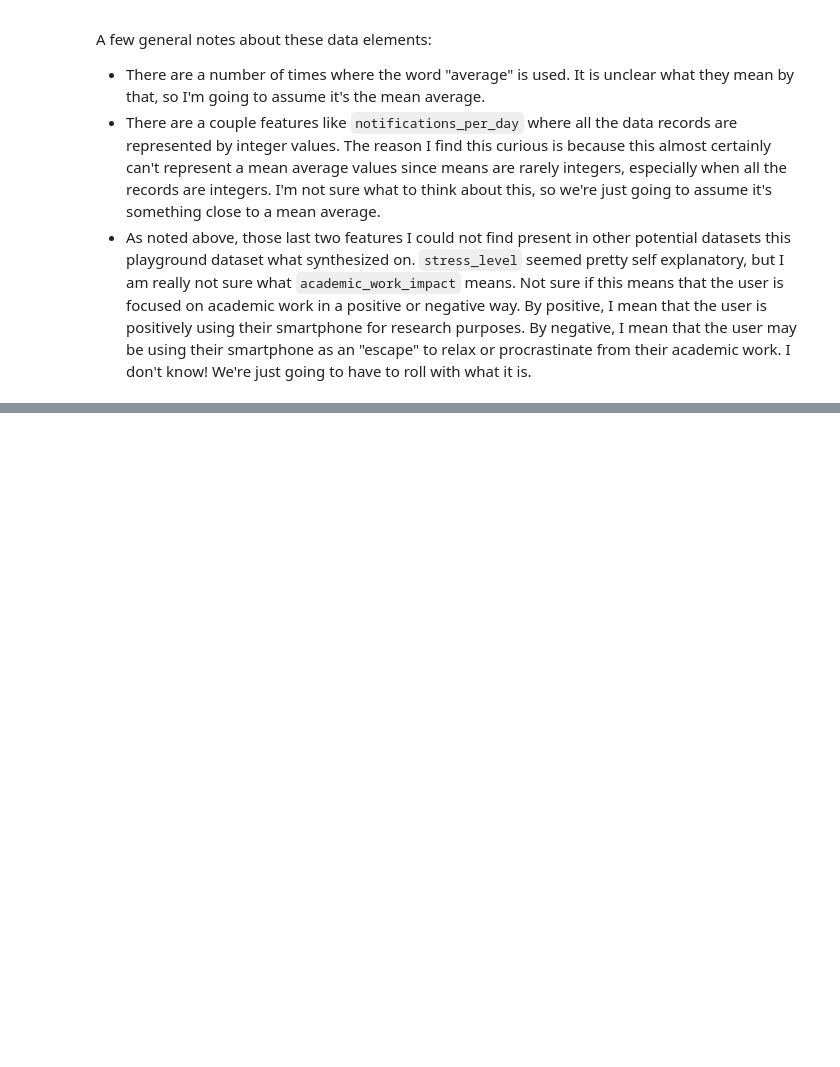
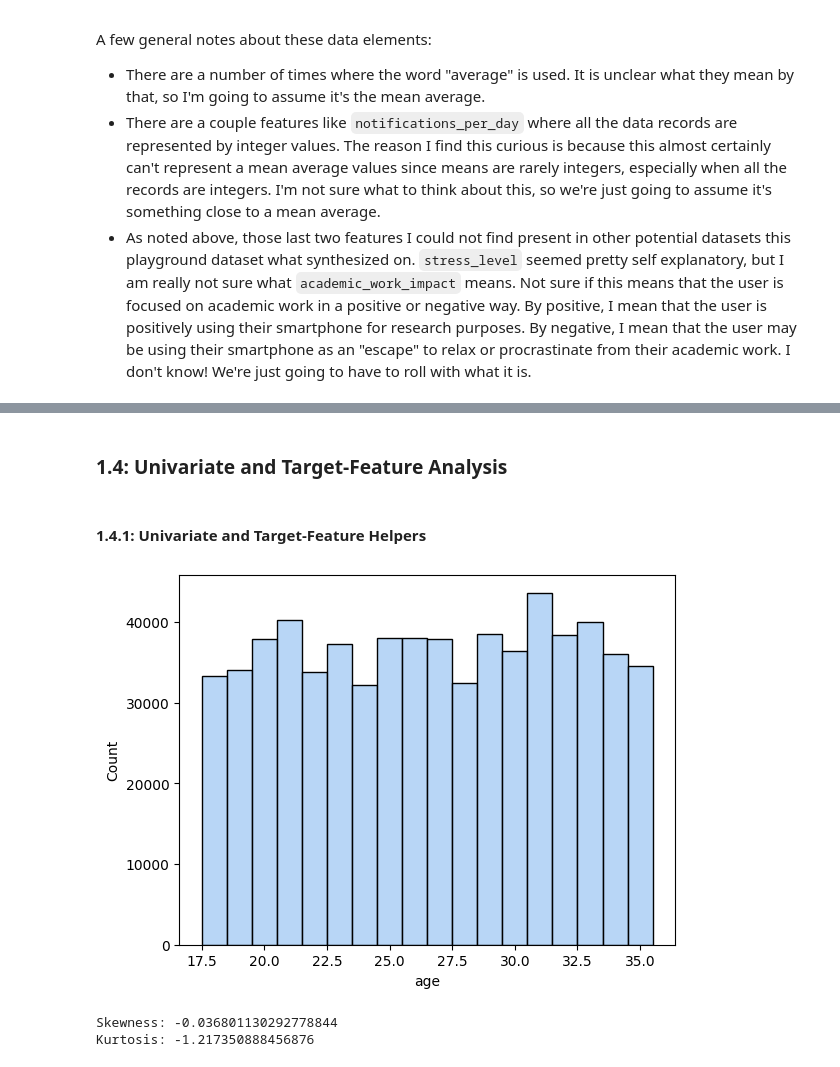
Before and after one commit to dkhundley/kaggle-playground-competitions, a Jupyter notebook: season_06/episode_08/s6e8_smartphone_addiction.ipynb, the cells around one changed output, grey strips where cells are left out. Saved outputs shown, nothing was run; the diff lists cells and outputs as text; code cells hidden in the pictures; blank space fills up the shorter version.

```diff
--- a/season_06/episode_08/s6e8_smartphone_addiction.ipynb
+++ b/season_06/episode_08/s6e8_smartphone_addiction.ipynb
@@ -54,0 +138,4 @@ shape: (5, 14)
+# %% [markdown]
+### 1.4: Univariate and Target-Feature Analysis
+# %% [markdown]
+#### 1.4.1: Univariate and Target-Feature Helpers
@@ -54,0 +153,12 @@ shape: (5, 14)
+# %%
+ages = df_train_raw['age'].dropna()
+bins = np.arange(ages.min(), ages.max() + 2) - 0.5
+sns.histplot(data = df_train_raw, x = 'age', bins = bins);
+# %% [output]
+[figure, added]
+# %%
+print(f'Skewness: {df_train_raw['age'].skew()}')
+print(f'Kurtosis: {df_train_raw['age'].kurt()}')
+# %% [output]
+Skewness: -0.036801130292778844
+Kurtosis: -1.217350888456876
```
Also changed, not shown: parts of 10 cells of this notebook.
